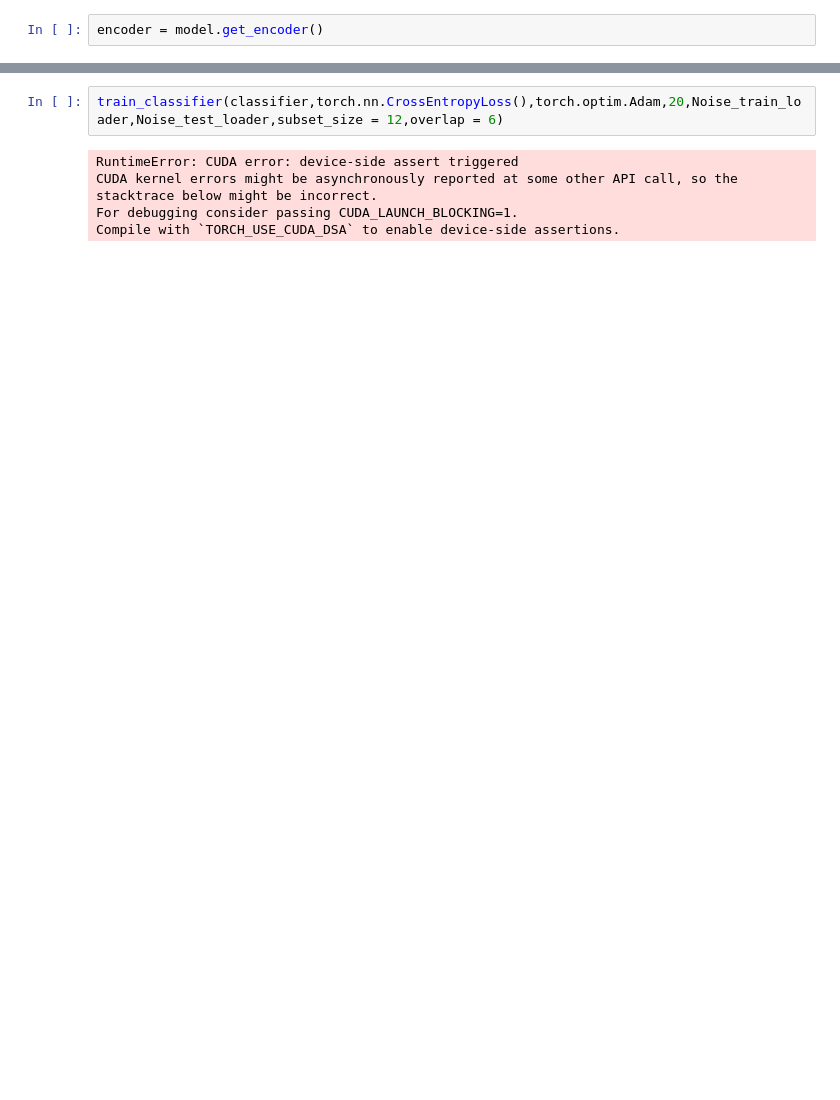
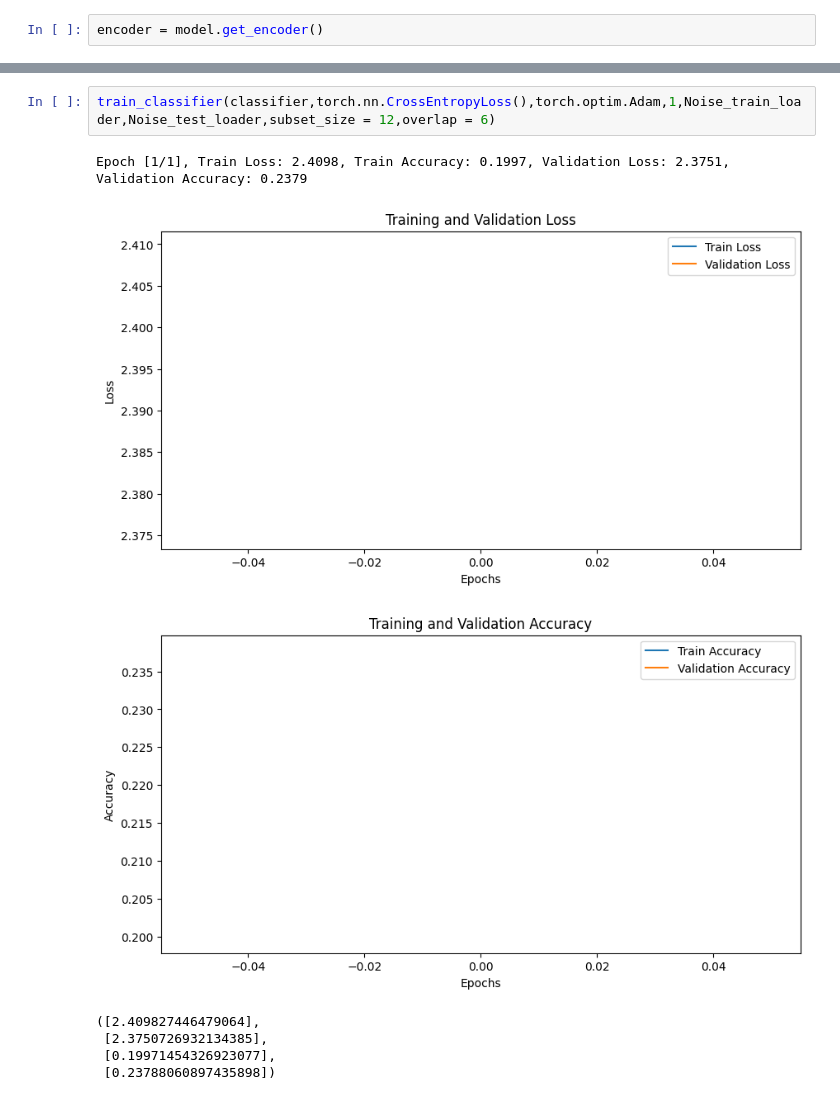
Before and after one commit to adityaahuja7/Advanced-Machine-Learning-CSE642-Assignments, a Jupyter notebook: Feature Noise/Assignment1_SubTab.ipynb, the cells around one changed output, grey strips where cells are left out. Saved outputs shown, nothing was run; the diff lists cells and outputs as text; blank space fills up the shorter version.

```diff
--- a/Feature Noise/Assignment1_SubTab.ipynb
+++ b/Feature Noise/Assignment1_SubTab.ipynb
@@ -214,9 +348,12 @@ EncoderClassifier(
   (softmax): Softmax(dim=1)
 )
 # %%
-train_classifier(classifier,torch.nn.CrossEntropyLoss(),torch.optim.Adam,20,Noise_train_loader,Noise_test_loader,subset_size = 12,overlap = 6)
+train_classifier(classifier,torch.nn.CrossEntropyLoss(),torch.optim.Adam,1,Noise_train_loader,Noise_test_loader,subset_size = 12,overlap = 6)
 # %% [output]
-RuntimeError: CUDA error: device-side assert triggered
-CUDA kernel errors might be asynchronously reported at some other API call, so the stacktrace below might be incorrect.
-For debugging consider passing CUDA_LAUNCH_BLOCKING=1.
-Compile with `TORCH_USE_CUDA_DSA` to enable device-side assertions.
+Epoch [1/1], Train Loss: 2.4098, Train Accuracy: 0.1997, Validation Loss: 2.3751, Validation Accuracy: 0.2379
+[figure, added]
+[figure, added]
+([2.409827446479064],
+ [2.3750726932134385],
+ [0.19971454326923077],
+ [0.23788060897435898])
```
Also changed, not shown: parts of 5 cells of this notebook.
